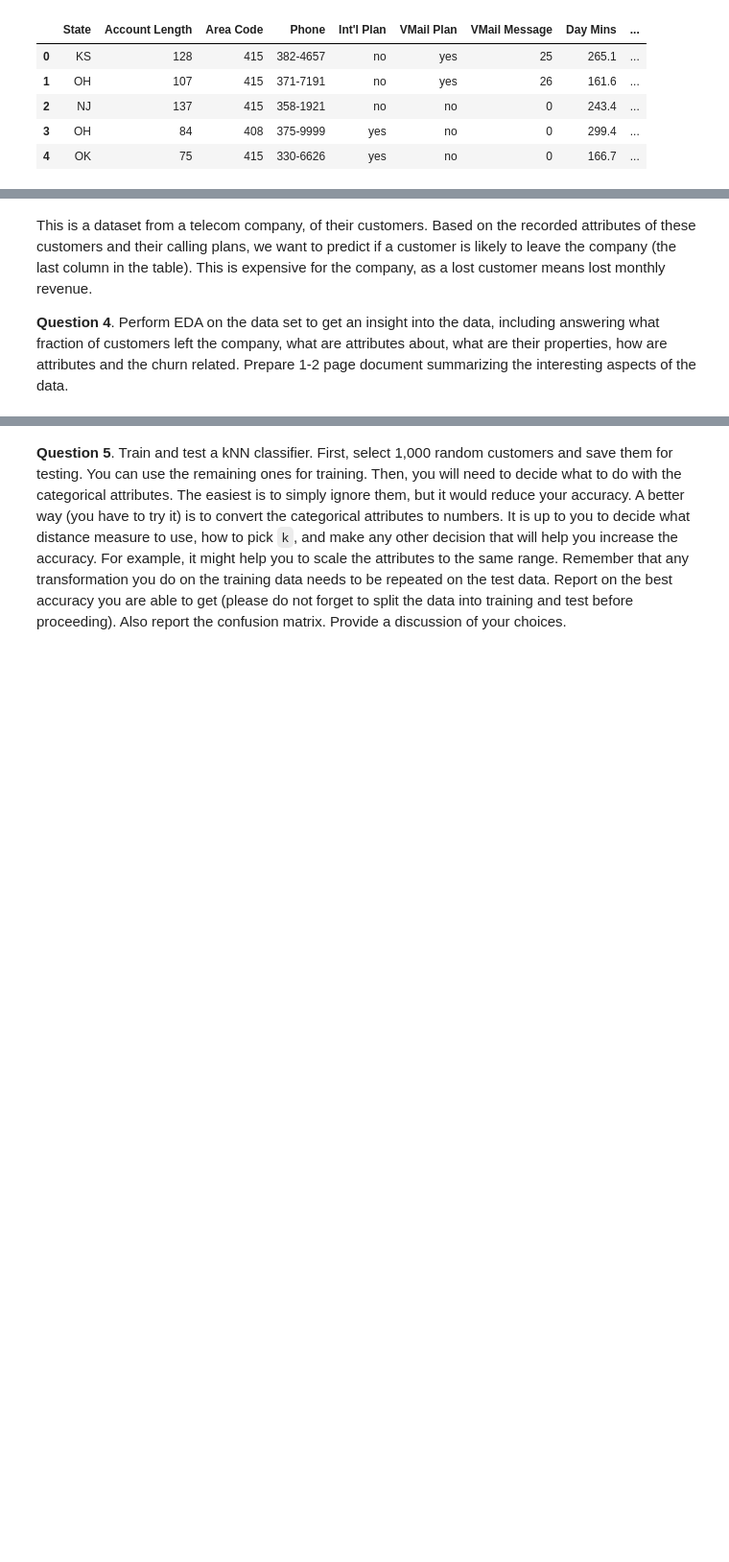
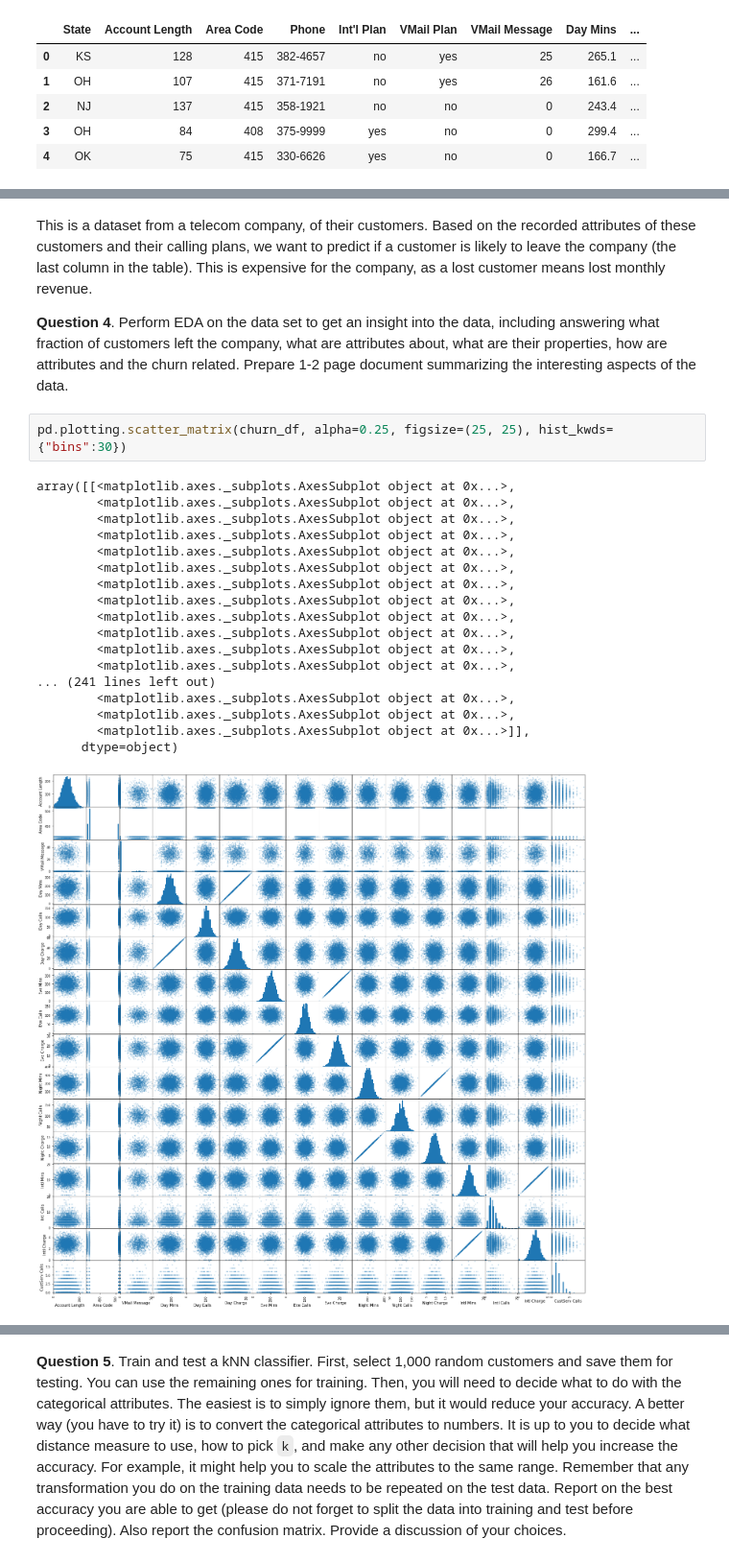
Before and after one commit to BareBeaverBat/cis3715-temple-2020.github.io, a Jupyter notebook: Lab6/CIS3715 (Temple - Spring 2020) Lab6.ipynb, the cells around one changed output, grey strips where cells are left out. Shown at 96% size. Cells and saved outputs as stored; diff of their text form; blank space fills up the shorter version.

```diff
--- a/Lab6/CIS3715 (Temple - Spring 2020) Lab6.ipynb
+++ b/Lab6/CIS3715 (Temple - Spring 2020) Lab6.ipynb
@@ -205,4 +207,29 @@ print("Column names: {}".format(churn_df.columns.tolist()))
 # %% [markdown]
 This is a dataset from a telecom company, of their customers. Based on the recorded attributes of these customers and their calling plans, we want to predict if a customer is likely to leave the company (the last column in the table). This is expensive for the company, as a lost customer means lost monthly revenue.
 
-**Question 4**. Perform EDA on the data set to get an insight into the data, including answering what fraction of customers left the company, what are attributes about, what are their properties, how are attributes and the churn related. Prepare 1-2 page document summarizing the interesting aspects of the data.
+**Question 4**. Perform EDA on the data set to get an insight into the data,
+including answering what fraction of customers left the company,
+what are attributes about, what are their properties,
+how are attributes and the churn related.
+Prepare 1-2 page document summarizing the interesting aspects of the data.
+# %%
+pd.plotting.scatter_matrix(churn_df, alpha=0.25, figsize=(25, 25), hist_kwds={"bins":30})
+# %% [output]
+array([[<matplotlib.axes._subplots.AxesSubplot object at 0x...>,
+        <matplotlib.axes._subplots.AxesSubplot object at 0x...>,
+        <matplotlib.axes._subplots.AxesSubplot object at 0x...>,
+        <matplotlib.axes._subplots.AxesSubplot object at 0x...>,
+        <matplotlib.axes._subplots.AxesSubplot object at 0x...>,
+        <matplotlib.axes._subplots.AxesSubplot object at 0x...>,
+        <matplotlib.axes._subplots.AxesSubplot object at 0x...>,
+        <matplotlib.axes._subplots.AxesSubplot object at 0x...>,
+        <matplotlib.axes._subplots.AxesSubplot object at 0x...>,
+        <matplotlib.axes._subplots.AxesSubplot object at 0x...>,
+        <matplotlib.axes._subplots.AxesSubplot object at 0x...>,
+        <matplotlib.axes._subplots.AxesSubplot object at 0x...>,
+... (241 lines left out)
+        <matplotlib.axes._subplots.AxesSubplot object at 0x...>,
+        <matplotlib.axes._subplots.AxesSubplot object at 0x...>,
+        <matplotlib.axes._subplots.AxesSubplot object at 0x...>]],
+      dtype=object)
+[figure, added]
```
Also changed, not shown: parts of 11 cells of this notebook, 1 other file.
